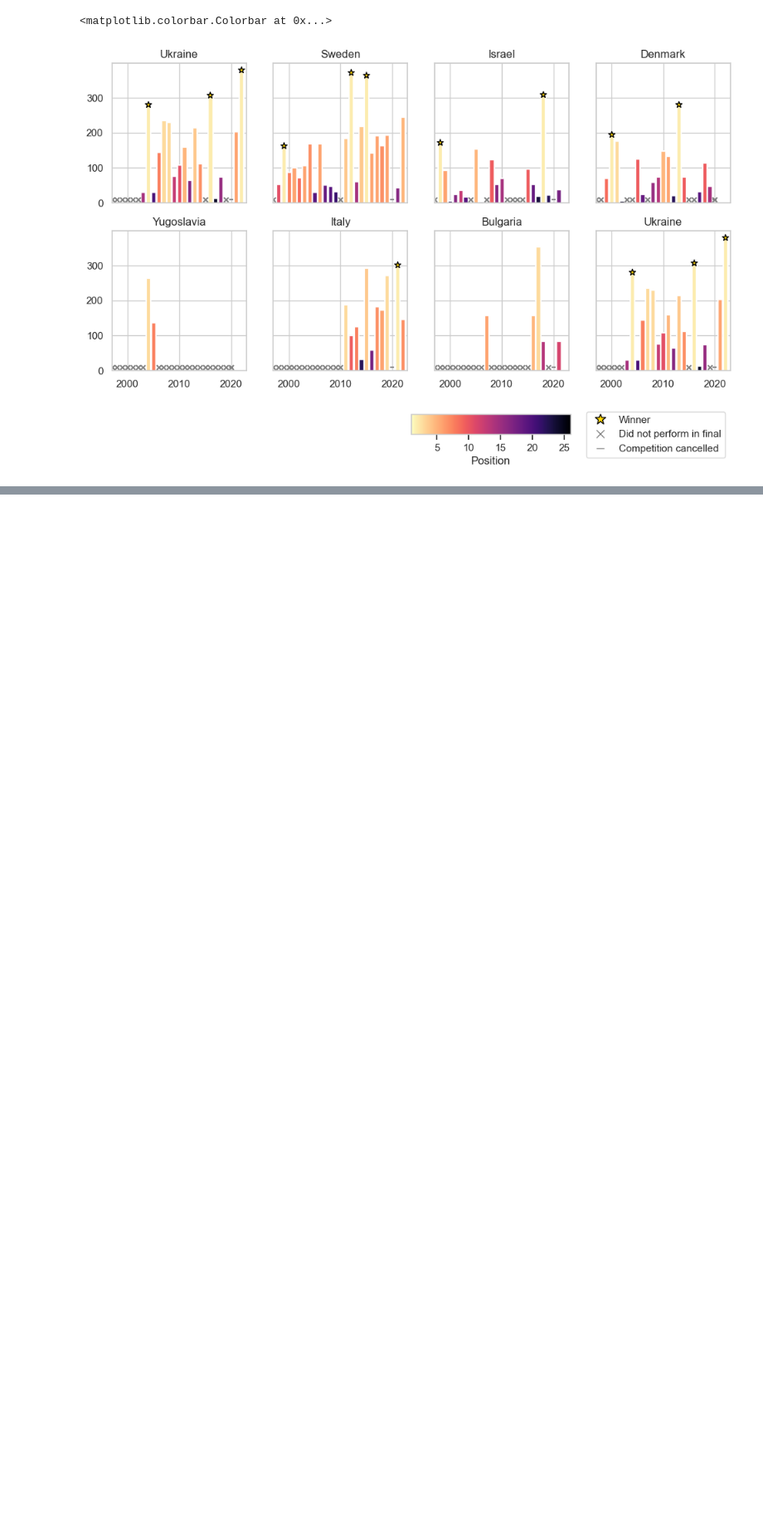
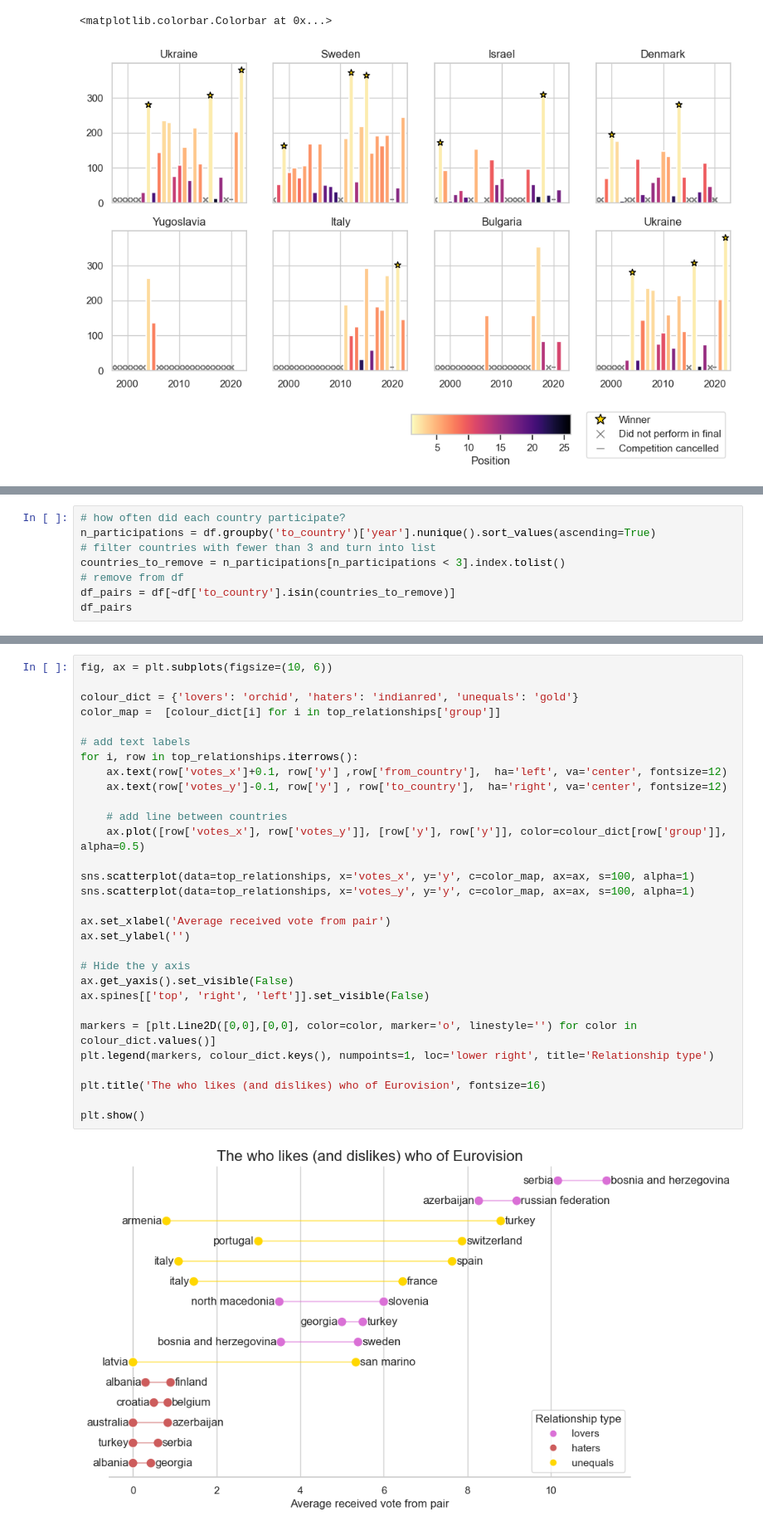
Before and after one commit to KatrionaGoldmann/Eurovision_TDS, a Jupyter notebook: eurovision/notebooks/story.ipynb, the cells around one changed output, grey strips where cells are left out. Shown at 83% size. Saved outputs shown, nothing was run; the diff lists cells and outputs as text; blank space fills up the shorter version.

```diff
--- a/eurovision/notebooks/story.ipynb
+++ b/eurovision/notebooks/story.ipynb
@@ -161,0 +259,8 @@ fig.colorbar(sm, ax=ax, orientation='horizontal', fraction=0.02, pad=0.1, label=
+# %%
+# how often did each country participate?
+n_participations = df.groupby('to_country')['year'].nunique().sort_values(ascending=True)
+# filter countries with fewer than 3 and turn into list
+countries_to_remove = n_participations[n_participations < 3].index.tolist()
+# remove from df
+df_pairs = df[~df['to_country'].isin(countries_to_remove)]
+df_pairs
@@ -161,0 +366,32 @@ fig.colorbar(sm, ax=ax, orientation='horizontal', fraction=0.02, pad=0.1, label=
+# %%
+fig, ax = plt.subplots(figsize=(10, 6))
+
+colour_dict = {'lovers': 'orchid', 'haters': 'indianred', 'unequals': 'gold'}
+color_map =  [colour_dict[i] for i in top_relationships['group']]
+
+# add text labels
+for i, row in top_relationships.iterrows():
+    ax.text(row['votes_x']+0.1, row['y'] ,row['from_country'],  ha='left', va='center', fontsize=12)
+    ax.text(row['votes_y']-0.1, row['y'] , row['to_country'],  ha='right', va='center', fontsize=12)
+
+    # add line between countries
+    ax.plot([row['votes_x'], row['votes_y']], [row['y'], row['y']], color=colour_dict[row['group']], alpha=0.5)
+
+sns.scatterplot(data=top_relationships, x='votes_x', y='y', c=color_map, ax=ax, s=100, alpha=1)
+sns.scatterplot(data=top_relationships, x='votes_y', y='y', c=color_map, ax=ax, s=100, alpha=1)
+
+ax.set_xlabel('Average received vote from pair')
+ax.set_ylabel('')
+
+# Hide the y axis
+ax.get_yaxis().set_visible(False)
+ax.spines[['top', 'right', 'left']].set_visible(False)
+
+markers = [plt.Line2D([0,0],[0,0], color=color, marker='o', linestyle='') for color in colour_dict.values()]
+plt.legend(markers, colour_dict.keys(), numpoints=1, loc='lower right', title='Relationship type')
+
+plt.title('The who likes (and dislikes) who of Eurovision', fontsize=16)
+
+plt.show()
+# %% [output]
+[figure, added]
```
Also changed, not shown: parts of 14 cells of this notebook.
